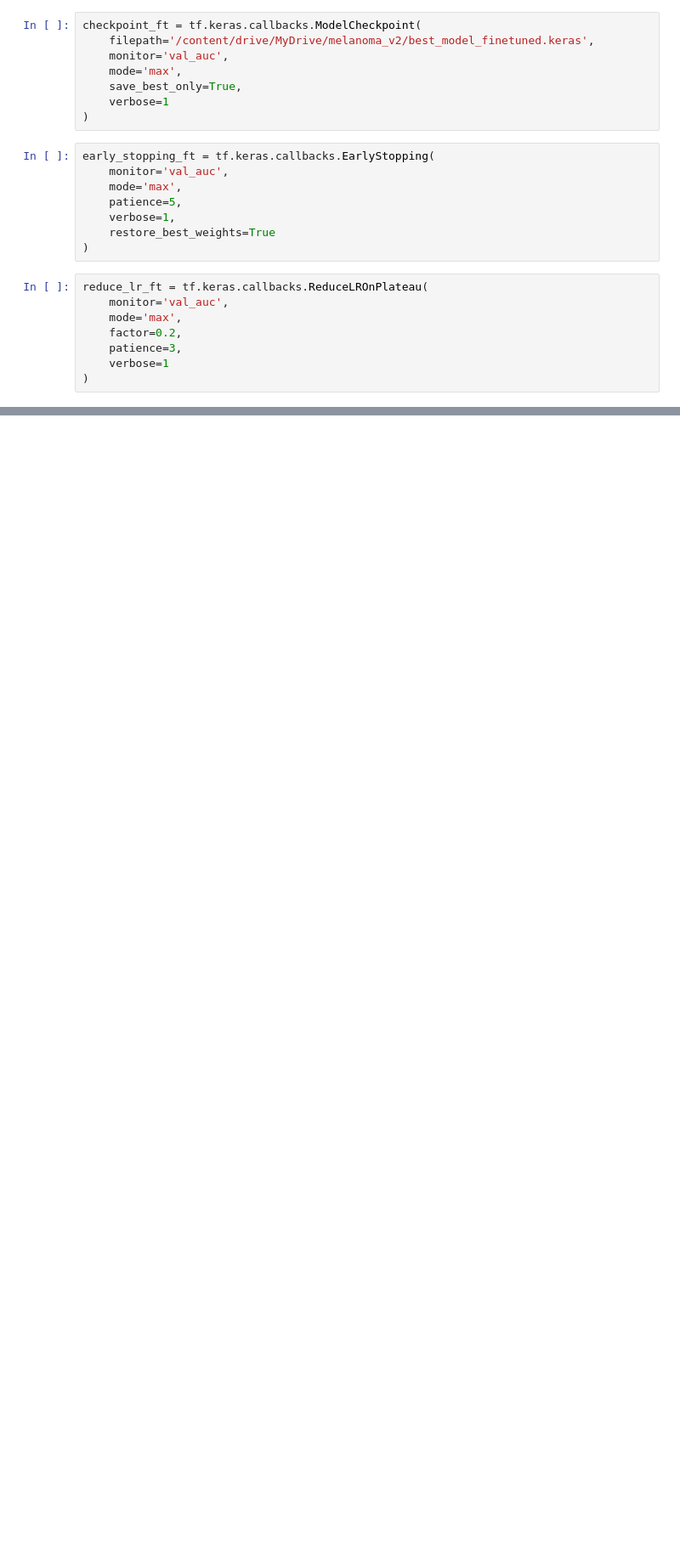
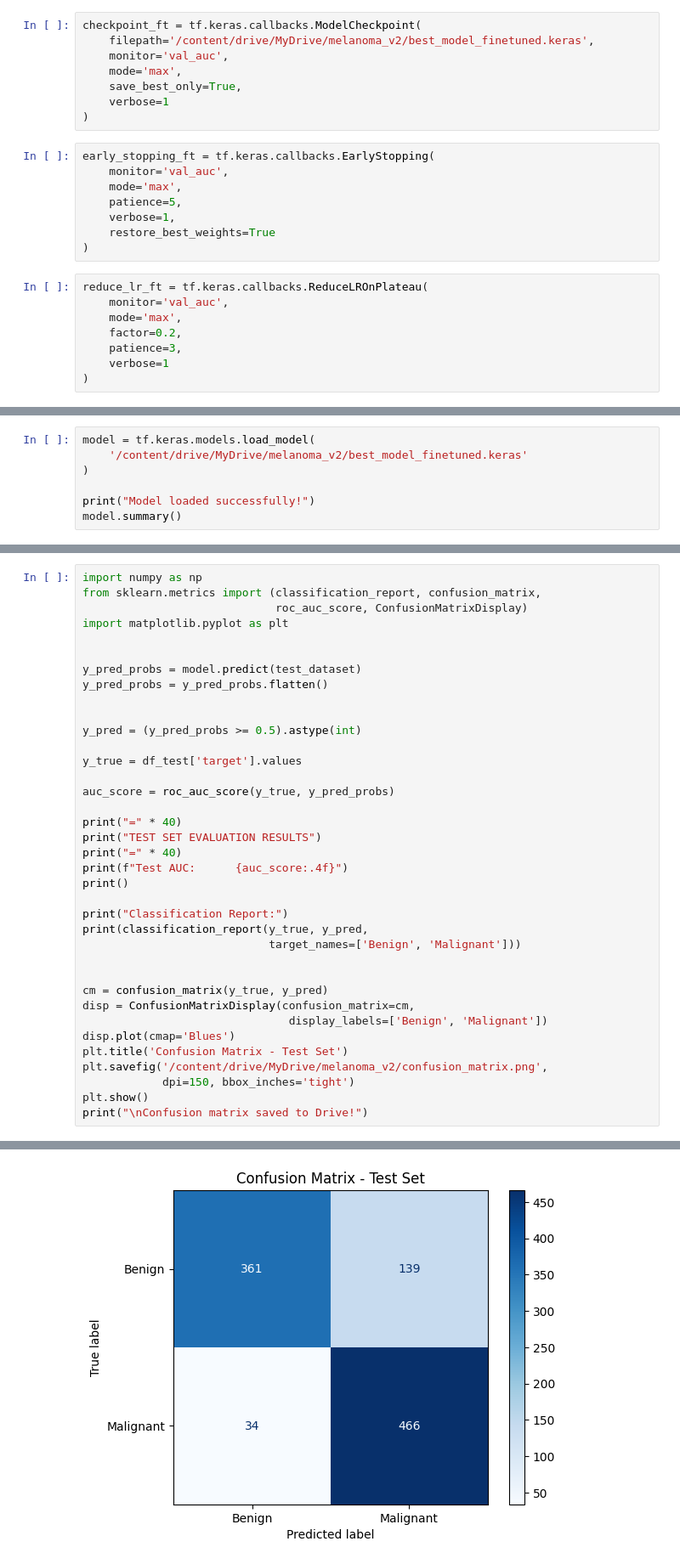
Before and after one commit to rahaf7777/melanoma, a Jupyter notebook: melanoma.ipynb, the cells around one changed output, grey strips where cells are left out. Shown at 85% size. Cells and saved outputs as stored; diff of their text form; blank space fills up the shorter version.

Commit message:
model train has completed

```diff
--- a/melanoma.ipynb
+++ b/melanoma.ipynb
@@ -560,0 +538,7 @@ Round 2 training complete!
+# %%
+model = tf.keras.models.load_model(
+    '/content/drive/MyDrive/melanoma_v2/best_model_finetuned.keras'
+)
+
+print("Model loaded successfully!")
+model.summary()
@@ -560,0 +564,38 @@ Round 2 training complete!
+# %%
+import numpy as np
+from sklearn.metrics import (classification_report, confusion_matrix,
+                             roc_auc_score, ConfusionMatrixDisplay)
+import matplotlib.pyplot as plt
+
+
+y_pred_probs = model.predict(test_dataset)
+y_pred_probs = y_pred_probs.flatten()
+
+
+y_pred = (y_pred_probs >= 0.5).astype(int)
+
+y_true = df_test['target'].values
+
+auc_score = roc_auc_score(y_true, y_pred_probs)
+
+print("=" * 40)
+print("TEST SET EVALUATION RESULTS")
+print("=" * 40)
+print(f"Test AUC:      {auc_score:.4f}")
+print()
+
+print("Classification Report:")
+print(classification_report(y_true, y_pred,
+                            target_names=['Benign', 'Malignant']))
+
+
+cm = confusion_matrix(y_true, y_pred)
+disp = ConfusionMatrixDisplay(confusion_matrix=cm,
+                               display_labels=['Benign', 'Malignant'])
+disp.plot(cmap='Blues')
+plt.title('Confusion Matrix - Test Set')
+plt.savefig('/content/drive/MyDrive/melanoma_v2/confusion_matrix.png',
+            dpi=150, bbox_inches='tight')
+plt.show()
+print("\nConfusion matrix saved to Drive!")
+# %% [output]
@@ -560,0 +617 @@ Round 2 training complete!
+[figure, added]
```
Also changed, not shown: parts of 23 cells of this notebook.
